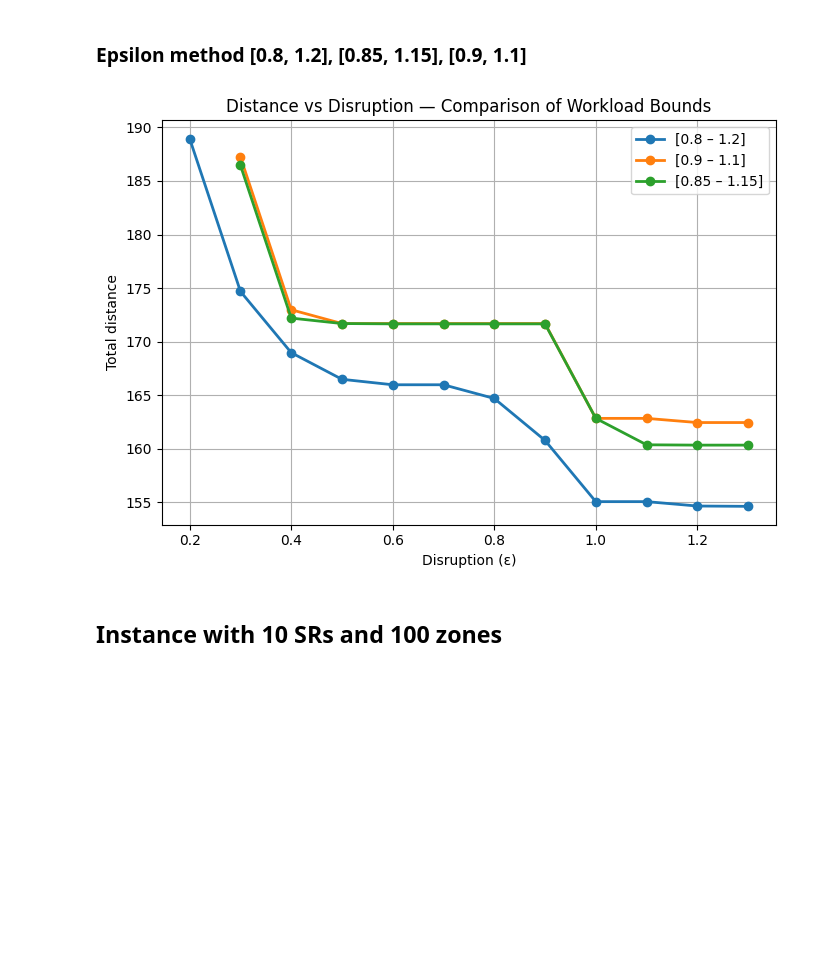
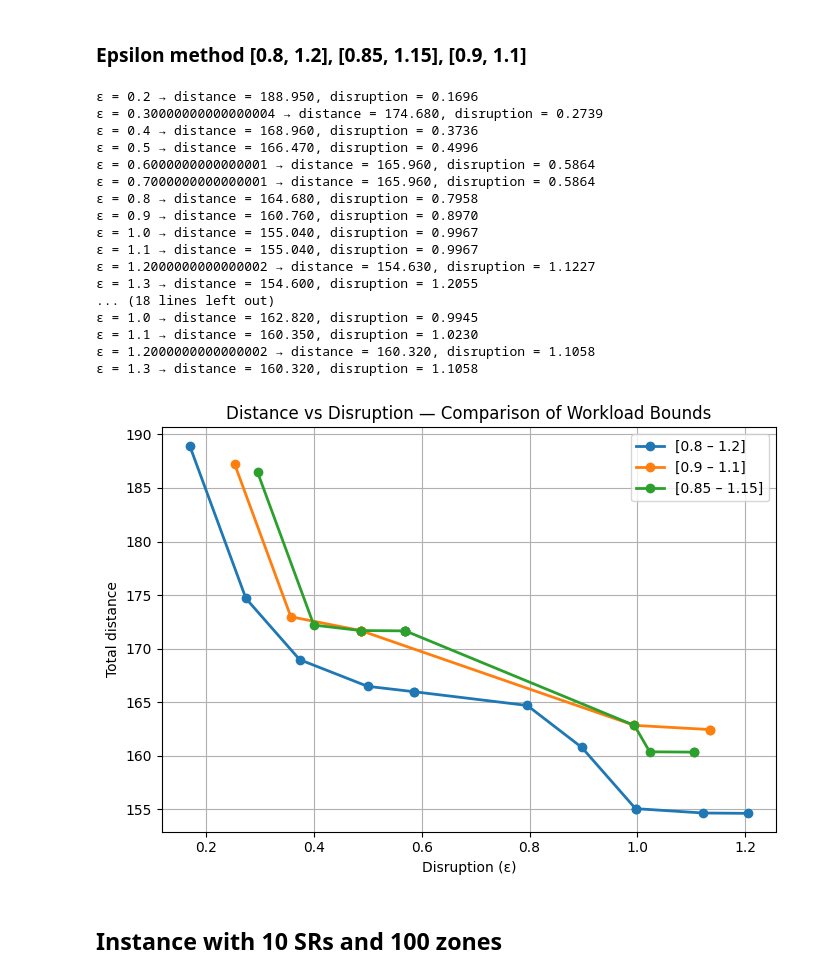
Before and after one commit to MathysBgh/Pfizer_Project, a Jupyter notebook: Pfizer_Step1.ipynb, the cells around one changed output. Drawn from its saved outputs; the diff is of its cells as text; code cells hidden in the pictures; blank space fills up the shorter version.

```diff
--- a/Pfizer_Step1.ipynb
+++ b/Pfizer_Step1.ipynb
@@ -364,44 +370,67 @@ def solve_pareto(model_name, workload_min, workload_max):
     pareto_points = []
 
     for eps in epsilons:
-        constr = model.addConstr(disruption_expr <= eps, name=f"eps_{eps}")
+        constr = model.addConstr(disruption_expr <= eps + 1e-6, name=f"eps_{eps}")
         model.setObjective(distance_expr, GRB.MINIMIZE)
+        model.Params.OutputFlag = 0
         model.optimize()
 
         if model.status == GRB.OPTIMAL:
-            pareto_points.append((eps, model.objVal))
+            d = distance_expr.getValue()
+            r = disruption_expr.getValue()
+            pareto_points.append((r, d))   # store REAL disruption
+            print(f"ε = {eps:>3} → distance = {d:.3f}, disruption = {r:.4f}")
+
         model.remove(constr)
         model.update()
+
 
     return pareto_points
 
 
 # === Résolution pour les 3 scénarios ===
 pareto_12 = solve_pareto("model_08_12", 0.8, 1.2)
 pareto_11 = solve_pareto("model_09_11", 0.9, 1.1)
 pareto_115 = solve_pareto("model_085_115", 0.85, 1.15)
 
 # === Tracé comparatif ===
 plt.figure(figsize=(7, 5))
 if pareto_12:
     eps_vals, costs = zip(*pareto_12)
     plt.plot(eps_vals, costs, 'o-', label='[0.8 – 1.2]', linewidth=2)
 if pareto_11:
     eps_vals, costs = zip(*pareto_11)
     plt.plot(eps_vals, costs, 'o-', label='[0.9 – 1.1]', linewidth=2)
 if pareto_115:
     eps_vals, costs = zip(*pareto_115)
     plt.plot(eps_vals, costs, 'o-', label='[0.85 – 1.15]', linewidth=2)
 
 plt.xlabel("Disruption (ε)")
 plt.ylabel("Total distance")
 plt.title("Distance vs Disruption — Comparison of Workload Bounds")
 plt.legend()
 plt.grid(True)
 plt.tight_layout()
 plt.show()
 # %% [output]
+ε = 0.2 → distance = 188.950, disruption = 0.1696
+ε = 0.30000000000000004 → distance = 174.680, disruption = 0.2739
+ε = 0.4 → distance = 168.960, disruption = 0.3736
+ε = 0.5 → distance = 166.470, disruption = 0.4996
+ε = 0.6000000000000001 → distance = 165.960, disruption = 0.5864
+ε = 0.7000000000000001 → distance = 165.960, disruption = 0.5864
+ε = 0.8 → distance = 164.680, disruption = 0.7958
+ε = 0.9 → distance = 160.760, disruption = 0.8970
+ε = 1.0 → distance = 155.040, disruption = 0.9967
+ε = 1.1 → distance = 155.040, disruption = 0.9967
+ε = 1.2000000000000002 → distance = 154.630, disruption = 1.1227
+ε = 1.3 → distance = 154.600, disruption = 1.2055
+... (18 lines left out)
+ε = 1.0 → distance = 162.820, disruption = 0.9945
+ε = 1.1 → distance = 160.350, disruption = 1.0230
+ε = 1.2000000000000002 → distance = 160.320, disruption = 1.1058
+ε = 1.3 → distance = 160.320, disruption = 1.1058
-[figure, old version]
+[figure, new version]
 # %% [markdown]
 ## Instance with 10 SRs and 100 zones
 # %%
```
Also changed, not shown: parts of 5 cells of this notebook.
